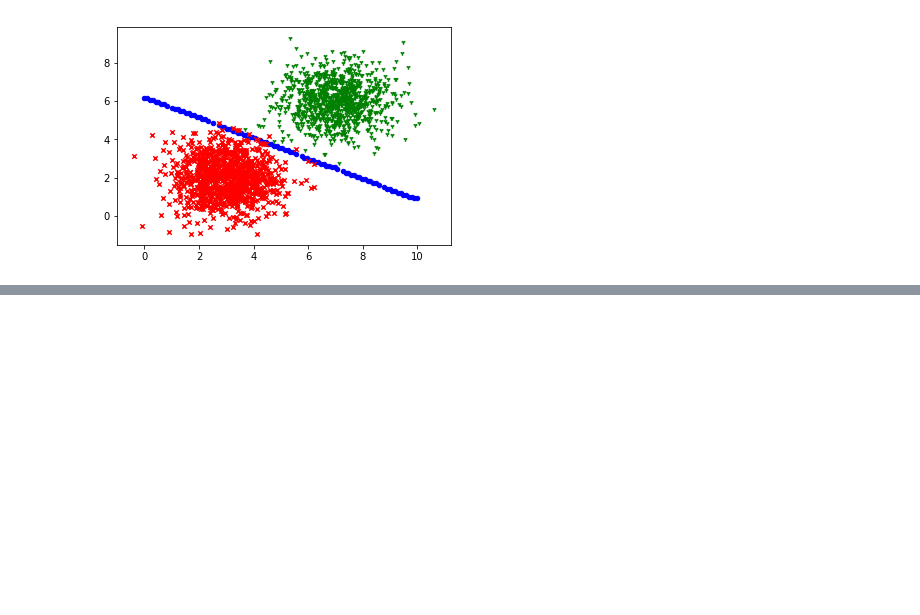
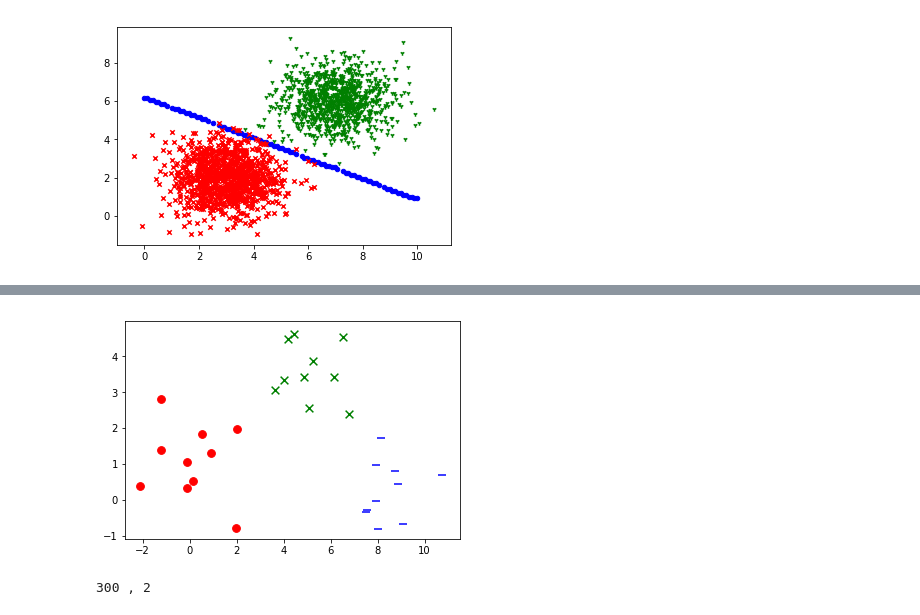
Before and after one commit to cigoic/ml_public, a Jupyter notebook: src_samples/logistic_regression_classification.ipynb, the cells around one changed output, grey strips where cells are left out. Cells and saved outputs as stored; diff of their text form; code cells hidden in the pictures; blank space fills up the shorter version.

```diff
--- a/src_samples/logistic_regression_classification.ipynb
+++ b/src_samples/logistic_regression_classification.ipynb
@@ -188,0 +236,26 @@ plt.show()
+# %%
+# Testing set
+test_x1_label0 = np.random.normal(1, 1, (10, 1))
+test_x2_label0 = np.random.normal(1, 1, (10, 1))
+test_x1_label1 = np.random.normal(5, 1, (10, 1))
+test_x2_label1 = np.random.normal(4, 1, (10, 1))
+test_x1_label2 = np.random.normal(8, 1, (10, 1))
+test_x2_label2 = np.random.normal(0, 1, (10, 1))
+test_xs_label0 = np.hstack((test_x1_label0, test_x2_label0))
+test_xs_label1 = np.hstack((test_x1_label1, test_x2_label1))
+test_xs_label2 = np.hstack((test_x1_label2, test_x2_label2))
+
+test_xs = np.vstack((test_xs_label0, test_xs_label1, test_xs_label2))
+test_labels = np.matrix([[1., 0., 0.]] * 10 + [[0., 1., 0.]] * 10 + [[0., 0.,1.]] * 10)
+# %%
+plt.scatter(test_x1_label0, test_x2_label0, c='r', marker='o', s=60)
+plt.scatter(test_x1_label1, test_x2_label1, c='g', marker='x', s=60)
+plt.scatter(test_x1_label2, test_x2_label2, c='b', marker='_', s=60)
+plt.show()
+# %% [output]
+[figure, added]
+# %%
+train_size, num_features = xs.shape
+print(train_size,",", num_features)
+# %% [output]
+300 , 2
```
Also changed, not shown: parts of 7 cells of this notebook, 2 other files.
